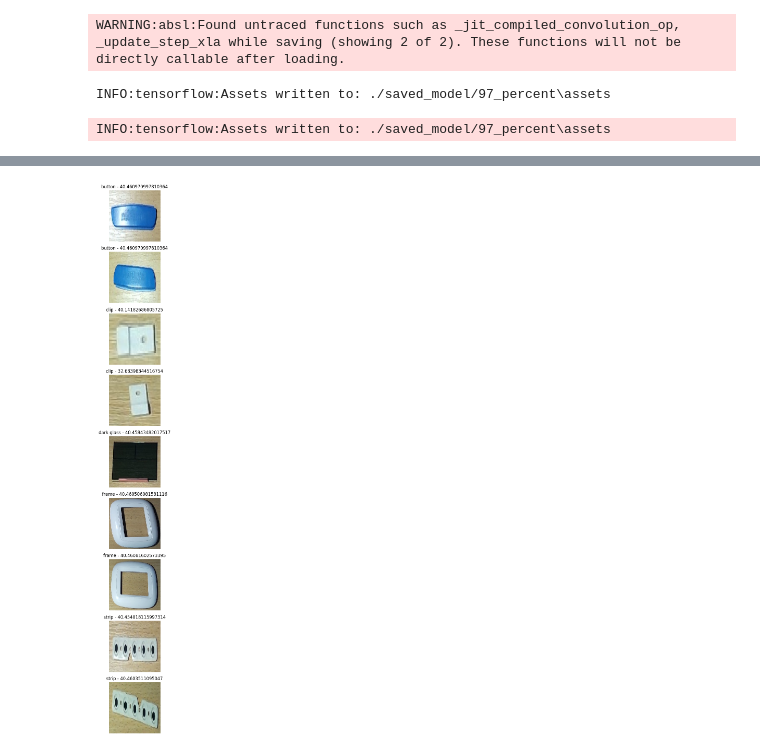
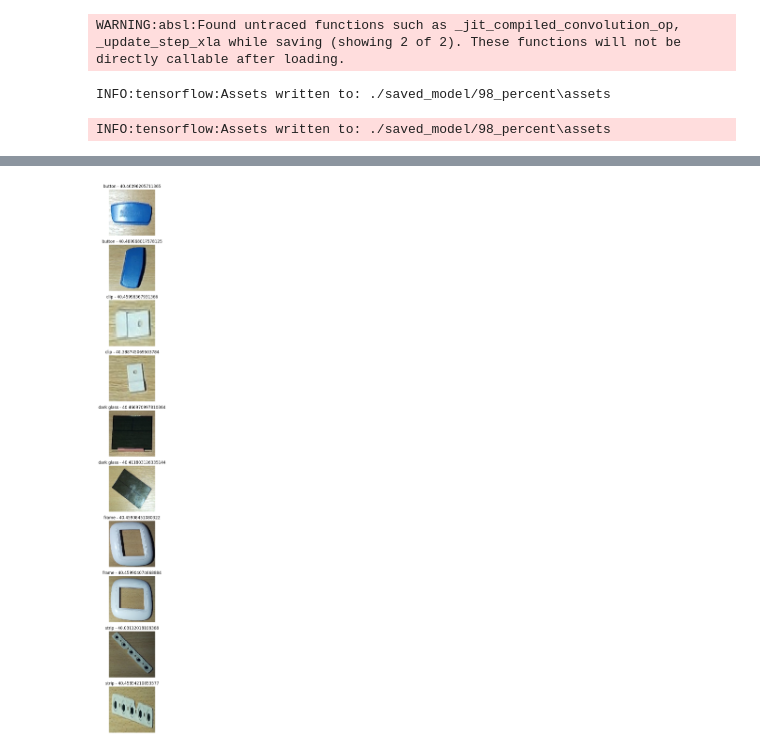
Before and after one commit to SzyJar/VisionSystem, a Jupyter notebook: tensor.ipynb, the cells around one changed output, grey strips where cells are left out. Saved outputs shown, nothing was run; the diff lists cells and outputs as text; code cells hidden in the pictures.

```diff
--- a/tensor.ipynb
+++ b/tensor.ipynb
@@ -95,20 +95,11 @@ Found 83 images belonging to 5 classes.
 # %%
-"""
-model = Sequential()
-model.add(Conv2D(128, (6,6), padding='same', activation='relu', input_shape=(150,150,3)))
-model.add(MaxPooling2D(4,4))
-model.add(Conv2D(128, (3,3), activation='relu'))
-model.add(MaxPooling2D(2,2))
-model.add(Flatten())
-model.add(Dense(128, activation='relu'))
-model.add(Dense(7))
-"""
 model = Sequential()
 model.add(Conv2D(64, (6,6), padding='same', activation='relu', input_shape=(150,150,3)))
-model.add(MaxPooling2D(2,2))
+model.add(MaxPooling2D(4,4))
 model.add(Flatten())
 model.add(Dense(64, input_dim=784))
 model.add(Dense(32, input_dim=784))
+model.add(Dropout(.2))
 model.add(Dense(5, activation='softmax'))
 
 model.build(input_shape = [IMG_HEIGHT, IMG_WIDTH])
@@ -193,11 +184,11 @@ plt.show()
 # %%
 #save model
 
-model.save('./saved_model/97_percent')
+model.save('./saved_model/98_percent')
 # %% [output]
 WARNING:absl:Found untraced functions such as _jit_compiled_convolution_op, _update_step_xla while saving (showing 2 of 2). These functions will not be directly callable after loading.
-INFO:tensorflow:Assets written to: ./saved_model/97_percent\assets
+INFO:tensorflow:Assets written to: ./saved_model/98_percent\assets
-INFO:tensorflow:Assets written to: ./saved_model/97_percent\assets
+INFO:tensorflow:Assets written to: ./saved_model/98_percent\assets
 # %%
 probability_model = tf.keras.Sequential([model,
                                          tf.keras.layers.Softmax()])
@@ -205,10 +196,9 @@ predictions = probability_model.predict(test_data_gen)
 
 test_images, _ = next(test_data_gen)
 
-
 predictionPercent = []
 predictionLabel = []
-name = ["button", "clip", "dark glass", "frame", "strip"]
+name = ["clip", "dark glass", "frame", "strip", "button"]
 for i in range(len(predictions)):
     value = 0
     category = 0
@@ -225 +215 @@ plotImages(test_images, predictionPercent, predictionLabel)
-[figure, old version]
+[figure, new version]
```
Also changed, not shown: parts of 8 cells of this notebook, 1 other file.
